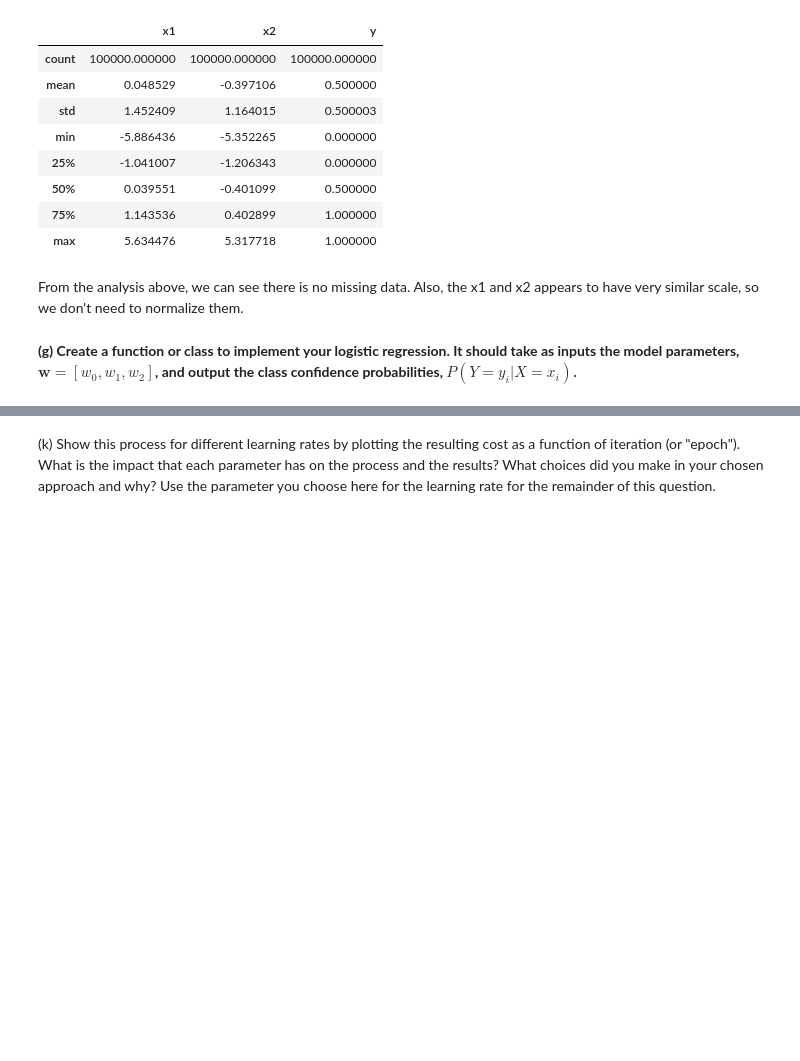
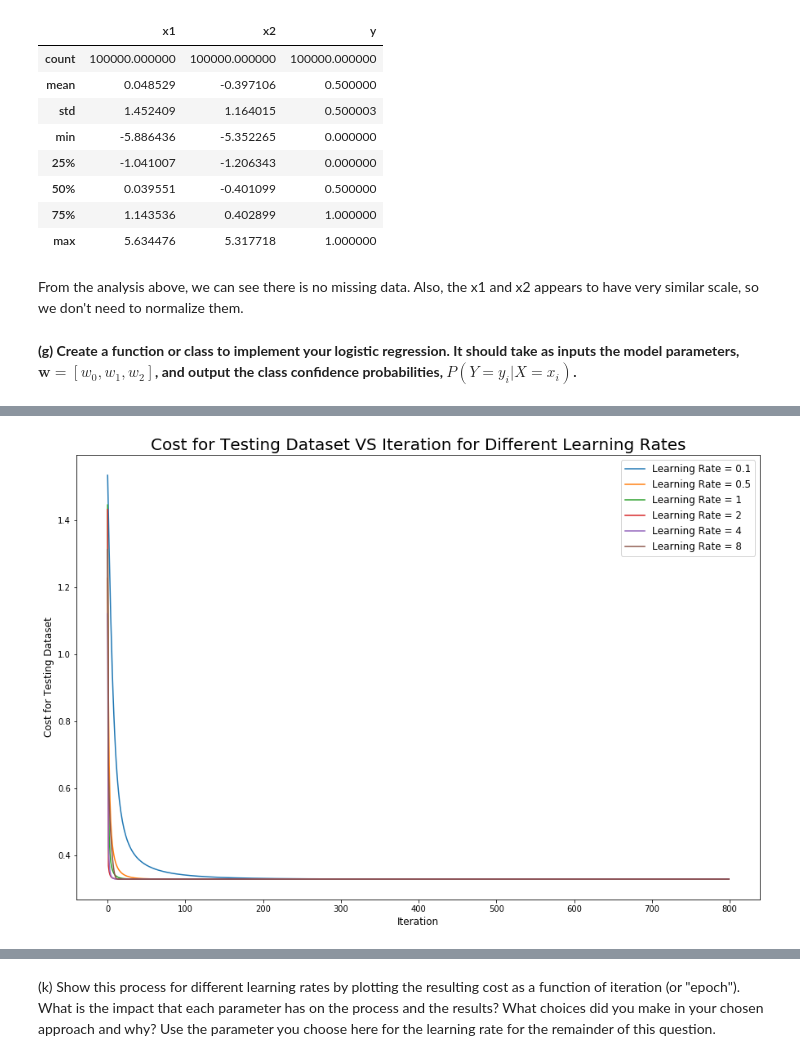
Before and after one commit to you-juli/machine-learning-course, a Jupyter notebook: Assignment 3.ipynb, the cells around one changed output, grey strips where cells are left out. Cells and saved outputs as stored; diff of their text form; code cells hidden in the pictures; blank space fills up the shorter version.

```diff
--- a/Assignment 3.ipynb
+++ b/Assignment 3.ipynb
@@ -208,0 +259,14 @@ def predict(x,w):
+# %%
+plt.figure(figsize = (15, 10))
+count2 = 0
+for i in lr_list:
+    cost_train, cost_test, w = descent(x_train, y_train, x_test, y_test, i, 800)
+    plt.plot(cost_test, label = 'Learning Rate = {}'.format(lr[count2]))
+    count2 += 1
+plt.xlabel('Iteration', fontsize = 15)
+plt.ylabel('Cost for Testing Dataset', fontsize = 15)
+plt.legend(fontsize = 15)
+plt.title('Cost for Testing Dataset VS Iteration for Different Learning Rates', fontsize = 20)
+plt.show()
+# %% [output]
+[figure, added]
```
Also changed, not shown: parts of 40 cells of this notebook.
